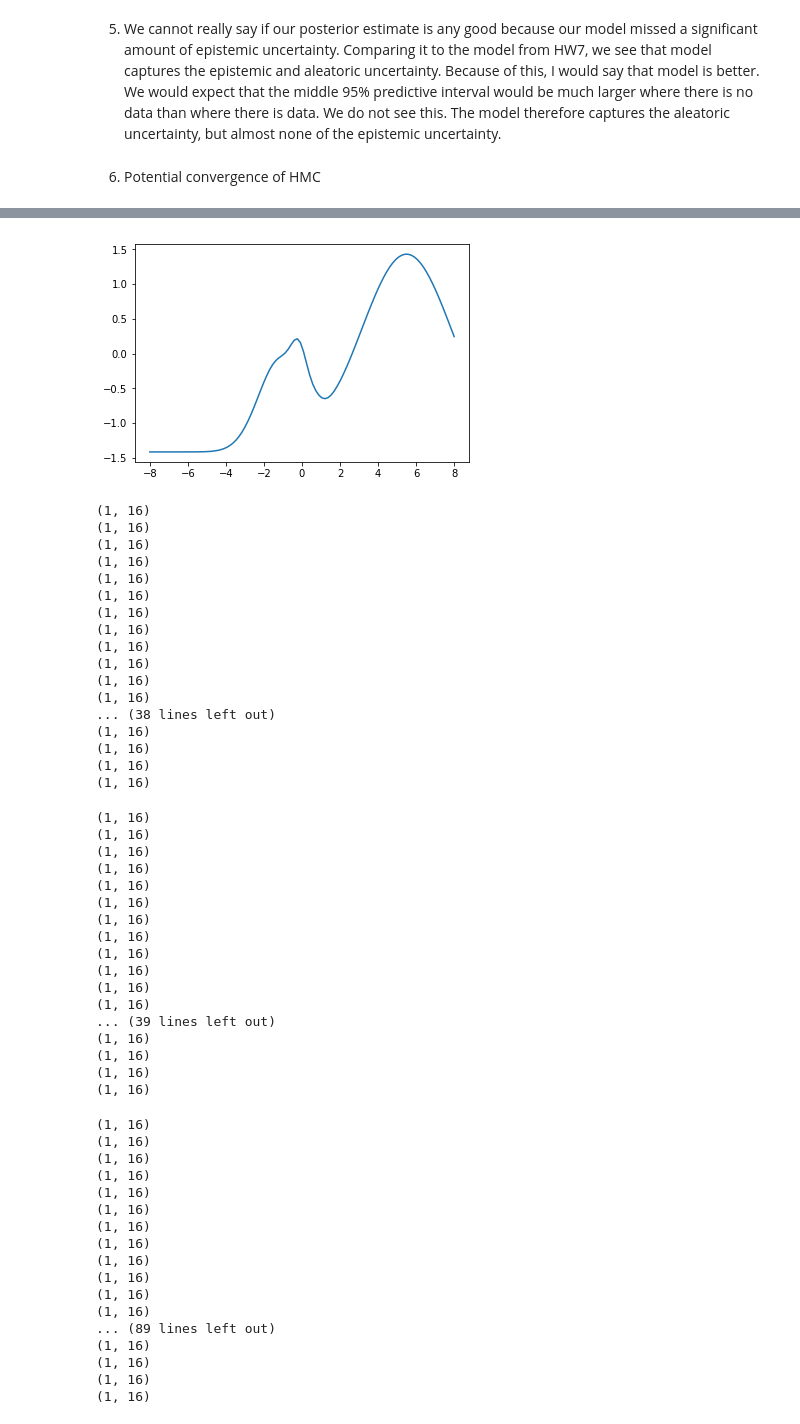
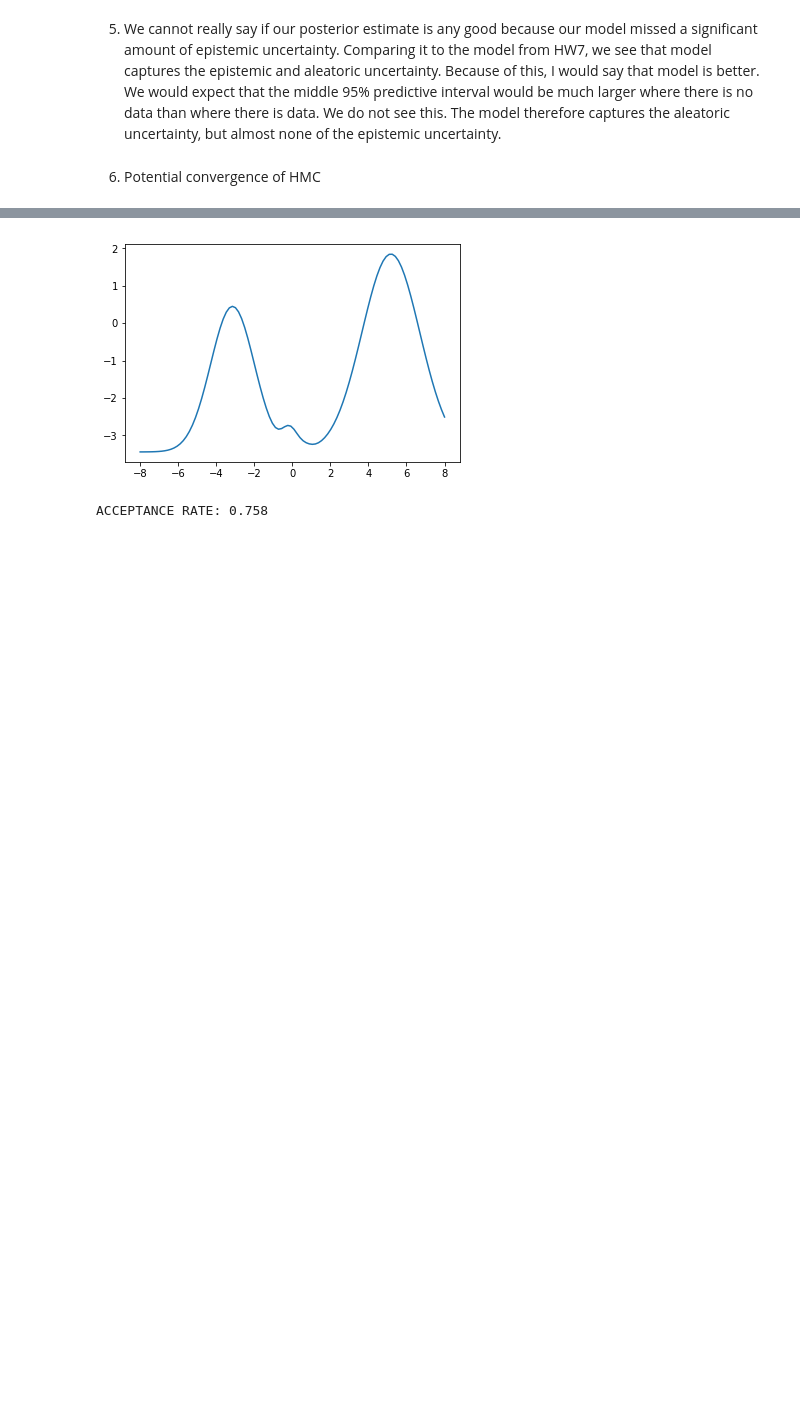
Before and after one commit to CoopLo/normalizingflows, a Jupyter notebook: AM207_HW8.ipynb, the cells around one changed output, grey strips where cells are left out. Saved outputs shown, nothing was run; the diff lists cells and outputs as text; code cells hidden in the pictures; blank space fills up the shorter version.

```diff
--- a/AM207_HW8.ipynb
+++ b/AM207_HW8.ipynb
@@ -401,7 +401,8 @@ Sigma_W_inv = np.linalg.inv(Sigma_W)
 Sigma_W_det = np.linalg.det(Sigma_W)
 # %%
 # Now need to do VI things
-data = pd.read_csv("./HW7_data.csv")
+data = pd.read_csv("./HW7_data1.csv")
+print(data)
 y_train = data['y'].values
 x_train = data['x'].values[np.newaxis,]
 
@@ -498,7 +501,7 @@ random = np.random.RandomState(rand_state)
 nn = Feedforward(architecture, random=random)
 
 ###define design choices in gradient descent
-params = {'step_size':1e-3,
+params = {'step_size':1e-2,
           'max_iteration':2000,
           'random_restarts':1}
 
@@ -616,73 +618,23 @@ def hmc(steps, eps, l_steps, M, q, N, u_func=U, u_prime_func=U_prime, nn=None, x
 
     return np.array(qs), acc
 # %%
-params = {'step_size':0.001,
+params = {'step_size':0.003,
        'leapfrog_steps':50,
-       'total_samples':20,
+       'total_samples':2000,
        'burn_in':.1,
        'thinning_factor':2,
        'position_init': np.copy(copy_of_weights)}
 fig, ax = plt.subplots()
 xs = np.linspace(-8, 8, 100)
 plt.plot(xs, nnn.forward(copy_of_weights, xs[np.newaxis,])[0][0])
 plt.show()
 
 sampled_qs, acc = hmc(params['total_samples'], params['step_size'], params['leapfrog_steps'],
              1, params['position_init'][0], len(params['position_init'][0]), log_joint, nn=nnn, x=x_train[0])
 
 burn_in = int(len(sampled_qs)*params['burn_in'])
 qs = np.array(sampled_qs[burn_in::params['thinning_factor']])
 print("ACCEPTANCE RATE: {}".format(acc/params['total_samples']))
 # %% [output]
-[figure, old version]
+[figure, new version]
-(1, 16)
-(1, 16)
-(1, 16)
-(1, 16)
-(1, 16)
-(1, 16)
-(1, 16)
-(1, 16)
-(1, 16)
-(1, 16)
-(1, 16)
-(1, 16)
-... (38 lines left out)
-(1, 16)
-(1, 16)
-(1, 16)
-(1, 16)
+ACCEPTANCE RATE: 0.758
-(1, 16)
-(1, 16)
-(1, 16)
-(1, 16)
-(1, 16)
-(1, 16)
-(1, 16)
-(1, 16)
-(1, 16)
-(1, 16)
-(1, 16)
-(1, 16)
-... (39 lines left out)
-(1, 16)
-(1, 16)
-(1, 16)
-(1, 16)
-(1, 16)
-(1, 16)
-(1, 16)
-(1, 16)
-(1, 16)
-(1, 16)
-(1, 16)
-(1, 16)
-(1, 16)
-(1, 16)
-(1, 16)
-(1, 16)
-... (89 lines left out)
-(1, 16)
-(1, 16)
-(1, 16)
-(1, 16)
```
Also changed, not shown: parts of 11 cells of this notebook.
